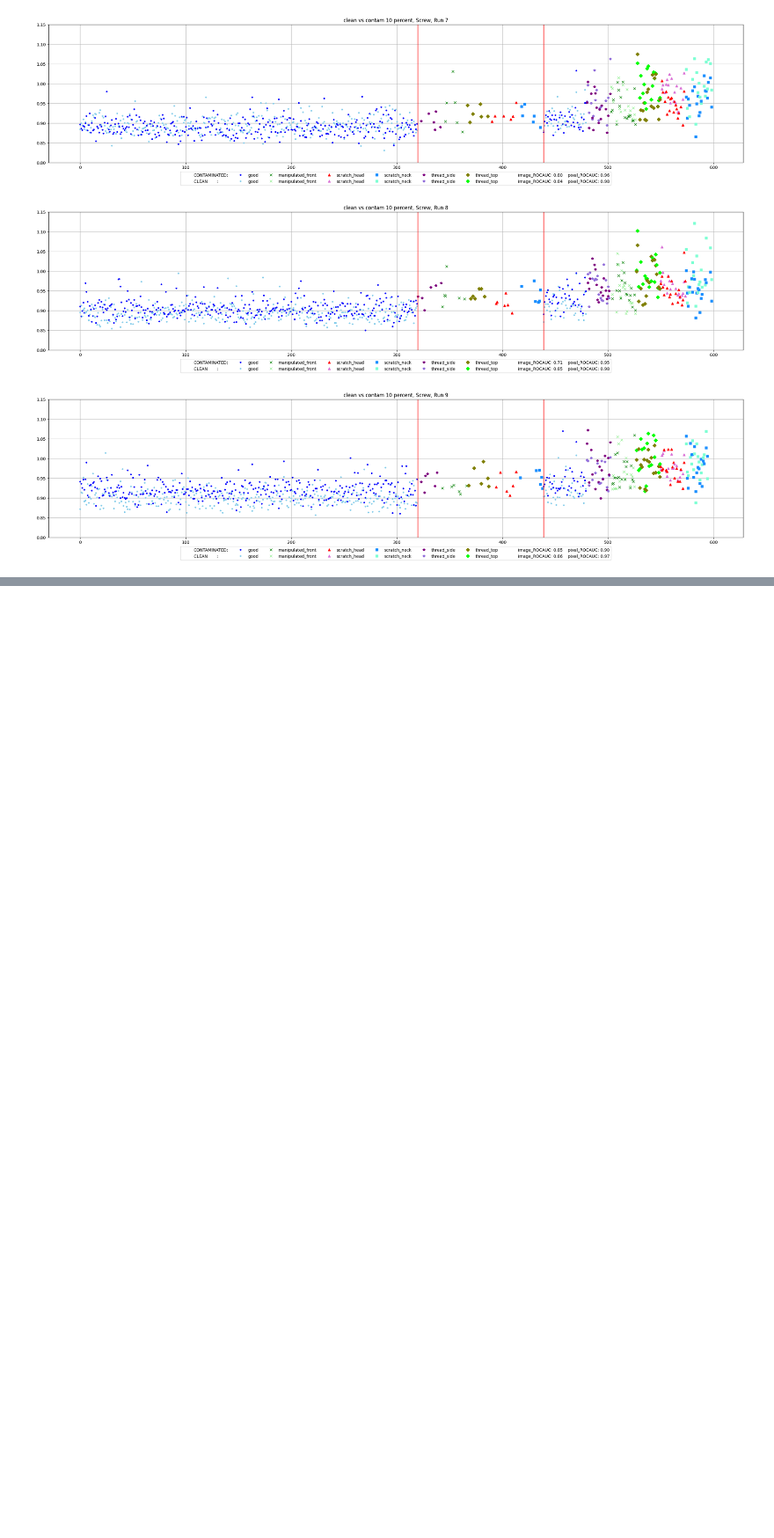
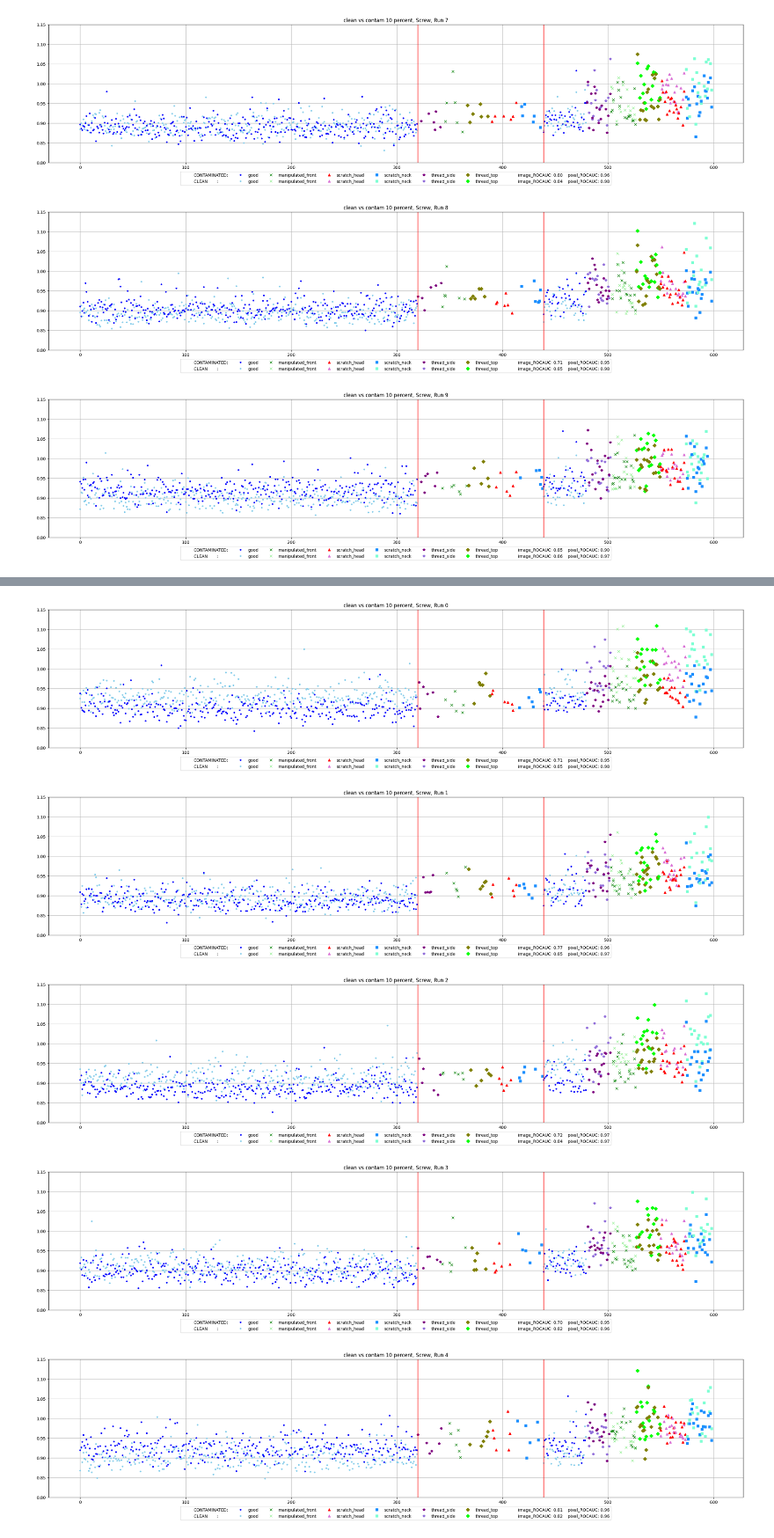
Before and after one commit to buehlpa/UTRAD, a Jupyter notebook: dev_screwruns_cont.ipynb, the cells around one changed output, grey strips where cells are left out. Shown at 88% size. Drawn from its saved outputs; the diff is of its cells as text; code cells hidden in the pictures; blank space fills up the shorter version.

```diff
--- a/dev_screwruns_cont.ipynb
+++ b/dev_screwruns_cont.ipynb
@@ -449,5 +468,8 @@ for run, path in enumerate(filepaths_cont):
 # %%
-filepaths_cont=[]#TODO diffseed here
+filepaths_cont=['/home/bule/projects/UTRAD/results/mvtec/contamination_10/Exp_diffseed_03_05_24_run_1-screw',
+                '/home/bule/projects/UTRAD/results/mvtec/contamination_10/Exp_diffseed_03_05_24_run_2-screw',
+                '/home/bule/projects/UTRAD/results/mvtec/contamination_10/Exp_diffseed_03_05_24_run_3-screw',
+                '/home/bule/projects/UTRAD/results/mvtec/contamination_10/Exp_diffseed_03_05_24_run_4-screw']#TODO diffseed here
 
 
 # TODO add contam scores to the set
@@ -487,7 +509,7 @@ for i,path in enumerate(filepaths_cont):
     sorted_trainscores_clean=[trainscores_clean[i] for i in sorted_train_clean_idx]
 
     allscores_clean=sorted_trainscores_clean+[-1]*len(exppath_guide_contam_paths)+ sorted_testscores_clean
-    df[f'cont_clean_{i}']=allscores_clean
+    df[f'cont_clean_8_{i+1}']=allscores_clean
 
     # contam test
     test_contdf={}
@@ -515,5 +537,5 @@ for i,path in enumerate(filepaths_cont):
 
     allscores=sorted_train_cont+ sorted_testscores_cont
 
-    df[f'cont_{i}']=allscores
+    df[f'cont_8_{i+1}']=allscores
 df.info()
@@ -519,0 +560,48 @@ df.info()
+# %%
+filepaths_cont_clean=[
+    '/home/bule/projects/UTRAD/results/mvtec/contamination_10/Exp_30_05_24_run_9-screw',
+    '/home/bule/projects/UTRAD/results/mvtec/contamination_10/Exp_diffseed_03_05_24_run_1-screw',
+    '/home/bule/projects/UTRAD/results/mvtec/contamination_10/Exp_diffseed_03_05_24_run_2-screw',
+    '/home/bule/projects/UTRAD/results/mvtec/contamination_10/Exp_diffseed_03_05_24_run_3-screw',
+    '/home/bule/projects/UTRAD/results/mvtec/contamination_10/Exp_diffseed_03_05_24_run_4-screw']
+
+
+for run, path in enumerate(filepaths_cont_clean):
+    plt.figure(figsize=(30, 6))
+    for i in range(len(df)):
+        plt.plot(df.index[i], df[f'cont_clean_{run}'][i], marker=df['markers'][i], color=df['anocolor_clean'][i])
+        plt.plot(df.index[i], df[f'cont_{run}'][i], marker=df['markers'][i], color=df['anocolor'][i])
+    plt.ylim(0.8, 1.15)
+    plt.vlines(len(guide_trainscores), 0.8, 1.15, color='red')
+    plt.vlines(len(guide_trainscores) + len(exppath_guide_contam_paths), 0.8, 1.15, color='red')
+    plt.grid(True)
+    plt.title(f'clean vs contam 10 percent, Screw, Run {run}')
+
+    metrics = last_rows_metric([path+'/args.log', path+'/args_cleaned.log'])
+    # Create custom legend
+    legend_elements = []
+
+    legend_elements.append(plt.Line2D([0], [0], color='white', label="CONTAMINATED:", linestyle='None'))
+    legend_elements.append(plt.Line2D([0], [0], color='white', label="CLEAN       :", linestyle='None'))
+
+    for label, marker in anotype_marker.items():
+        legend_elements.append(plt.Line2D([0], [0], marker=marker, color=anocolor[label], label=f'{label}', linestyle='None'))
+        legend_elements.append(plt.Line2D([0], [0], marker=marker, color=anocolor_clean[label], label=f'{label}', linestyle='None'))
+
+
+    metrics_text = f"image_ROCAUC: {metrics['image_AUC'][0]:.2f}    pixel_ROCAUC: {metrics['pixel_AUC'][0]:.2f}"
+    legend_elements.append(plt.Line2D([0], [0], color='white', label=metrics_text, linestyle='None'))
+
+    metrics_text = f"image_ROCAUC: {metrics['image_AUC'][1]:.2f}    pixel_ROCAUC: {metrics['pixel_AUC'][1]:.2f}"
+    legend_elements.append(plt.Line2D([0], [0], color='white', label=metrics_text, linestyle='None'))
+
+
+    plt.legend(handles=legend_elements, loc='upper center', bbox_to_anchor=(0.5, -0.05), ncol=8)
+
+    plt.show()
+# %% [output]
+[figure, added]
+[figure, added]
+[figure, added]
+[figure, added]
+[figure, added]
```
Also changed, not shown: parts of 20 cells of this notebook, 2 other files.
